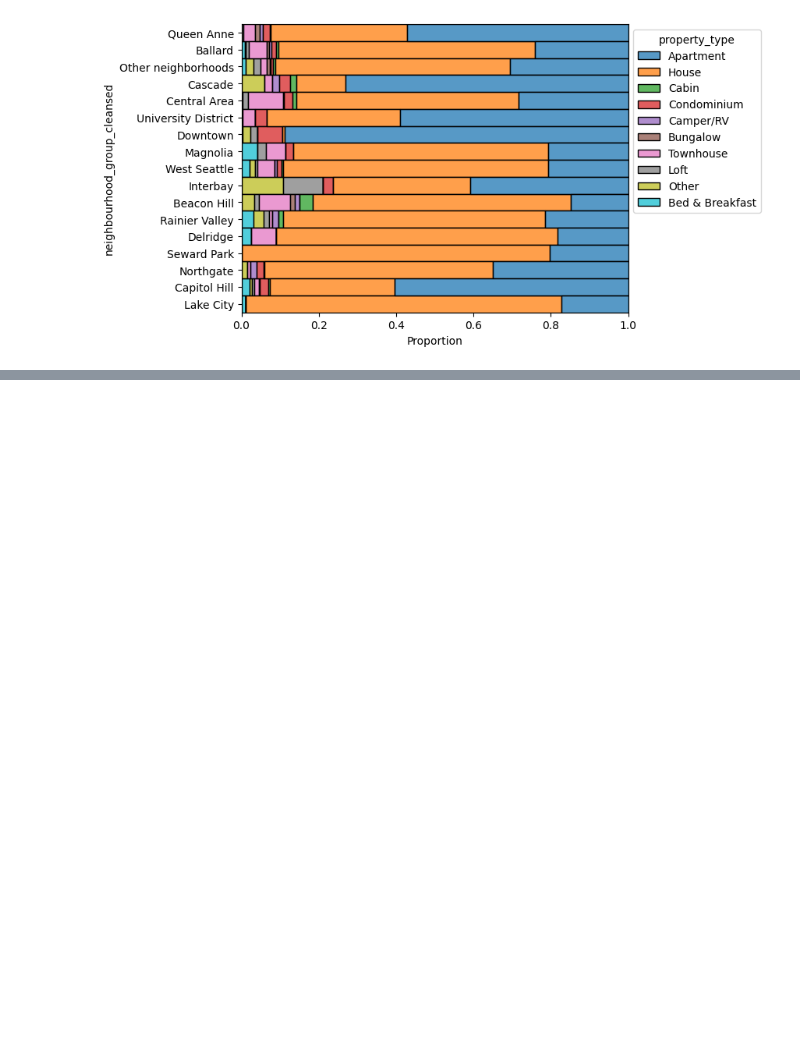
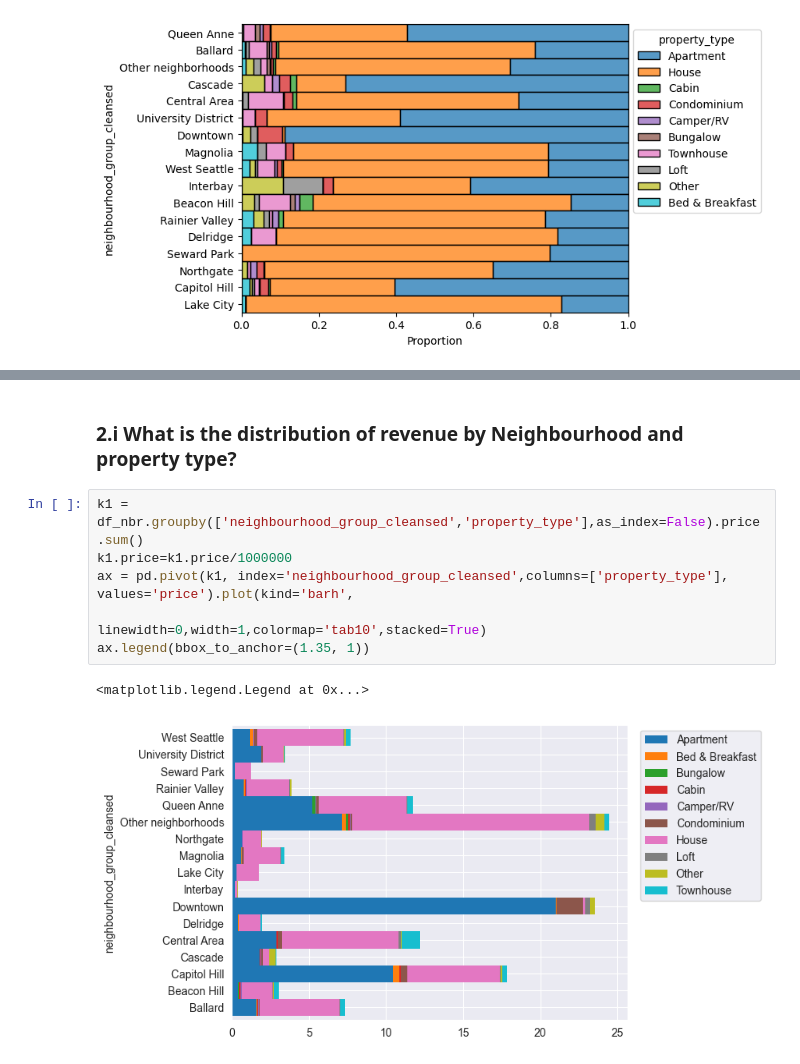
Before and after one commit to AayushSo/AirBnB-prelim-analysis, a Jupyter notebook: medium_airbnb.ipynb, the cells around one changed output, grey strips where cells are left out. Saved outputs shown, nothing was run; the diff lists cells and outputs as text; blank space fills up the shorter version.

```diff
--- a/medium_airbnb.ipynb
+++ b/medium_airbnb.ipynb
@@ -553,0 +542,11 @@ sns.histplot(
+# %% [markdown]
+### 2.i What is the distribution of revenue by Neighbourhood and property type?
+# %%
+k1 = df_nbr.groupby(['neighbourhood_group_cleansed','property_type'],as_index=False).price.sum()
+k1.price=k1.price/1000000
+ax = pd.pivot(k1, index='neighbourhood_group_cleansed',columns=['property_type'], values='price').plot(kind='barh',
+                                                                    linewidth=0,width=1,colormap='tab10',stacked=True)
+ax.legend(bbox_to_anchor=(1.35, 1))
+# %% [output]
+<matplotlib.legend.Legend at 0x...>
+[figure, added]
```
Also changed, not shown: parts of 27 cells of this notebook, 1 other file.
